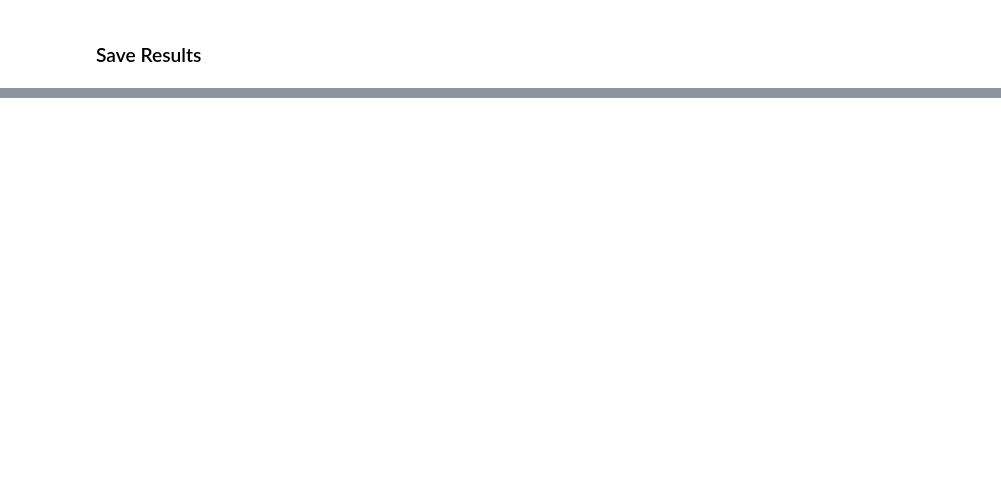
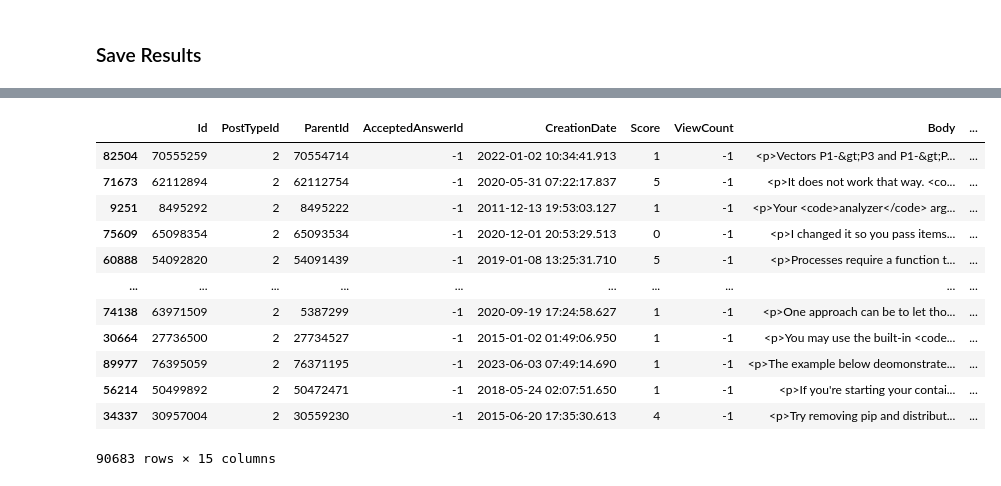
Before and after one commit to pierrehogenhaug/compToolsForDSProject, a Jupyter notebook: sentiment_intensity_analyzer.ipynb, the cells around one changed output, grey strips where cells are left out. Drawn from its saved outputs; the diff is of its cells as text; code cells hidden in the pictures; blank space fills up the shorter version.

```diff
--- a/sentiment_intensity_analyzer.ipynb
+++ b/sentiment_intensity_analyzer.ipynb
@@ -319,0 +366,19 @@ Index(['Id', 'PostTypeId', 'ParentId', 'AcceptedAnswerId', 'CreationDate',
+# %%
+avg_answer_sentiment = df_comments_result.groupby('PostId')['Text_sentiment'].mean().rename('AvgAnswerSentiment')
+active_user_answers = active_user_answers.merge(avg_answer_sentiment, left_on='Id', right_on='PostId', how='left').fillna({'AvgAnswerSentiment': 0})
+# %%
+active_user_answers.sort_values(by='AvgAnswerSentiment', ascending=False)
+# %% [output]
+|  | Id | PostTypeId | ParentId | AcceptedAnswerId | CreationDate | Score | ViewCount | Body | ... |
+| 82504 | 70555259 | 2 | 70554714 | -1 | 2022-01-02 10:34:41.913 | 1 | -1 | <p>Vectors P1-&gt;P3 and P1-&gt;P... | ... |
+| 71673 | 62112894 | 2 | 62112754 | -1 | 2020-05-31 07:22:17.837 | 5 | -1 | <p>It does not work that way. <co... | ... |
+| 9251 | 8495292 | 2 | 8495222 | -1 | 2011-12-13 19:53:03.127 | 1 | -1 | <p>Your <code>analyzer</code> arg... | ... |
+| 75609 | 65098354 | 2 | 65093534 | -1 | 2020-12-01 20:53:29.513 | 0 | -1 | <p>I changed it so you pass items... | ... |
+| 60888 | 54092820 | 2 | 54091439 | -1 | 2019-01-08 13:25:31.710 | 5 | -1 | <p>Processes require a function t... | ... |
+| ... | ... | ... | ... | ... | ... | ... | ... | ... | ... |
+| 74138 | 63971509 | 2 | 5387299 | -1 | 2020-09-19 17:24:58.627 | 1 | -1 | <p>One approach can be to let tho... | ... |
+| 30664 | 27736500 | 2 | 27734527 | -1 | 2015-01-02 01:49:06.950 | 1 | -1 | <p>You may use the built-in <code... | ... |
+| 89977 | 76395059 | 2 | 76371195 | -1 | 2023-06-03 07:49:14.690 | 1 | -1 | <p>The example below deomonstrate... | ... |
+| 56214 | 50499892 | 2 | 50472471 | -1 | 2018-05-24 02:07:51.650 | 1 | -1 | <p>If you're starting your contai... | ... |
+| 34337 | 30957004 | 2 | 30559230 | -1 | 2015-06-20 17:35:30.613 | 4 | -1 | <p>Try removing pip and distribut... | ... |
+90683 rows × 15 columns
```
Also changed, not shown: parts of 18 cells of this notebook.
